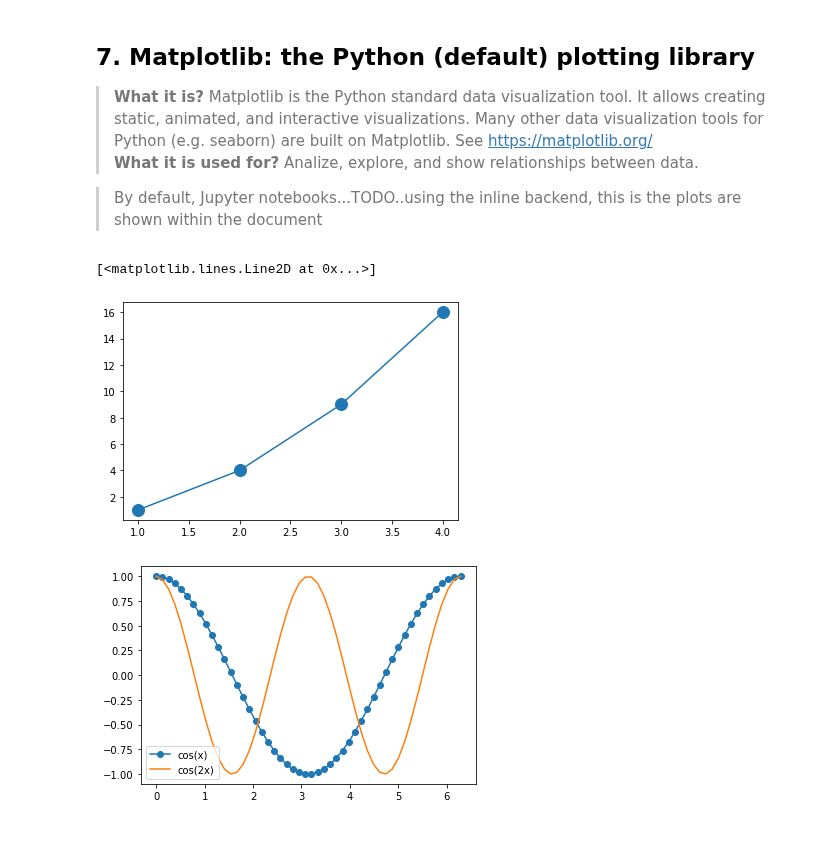
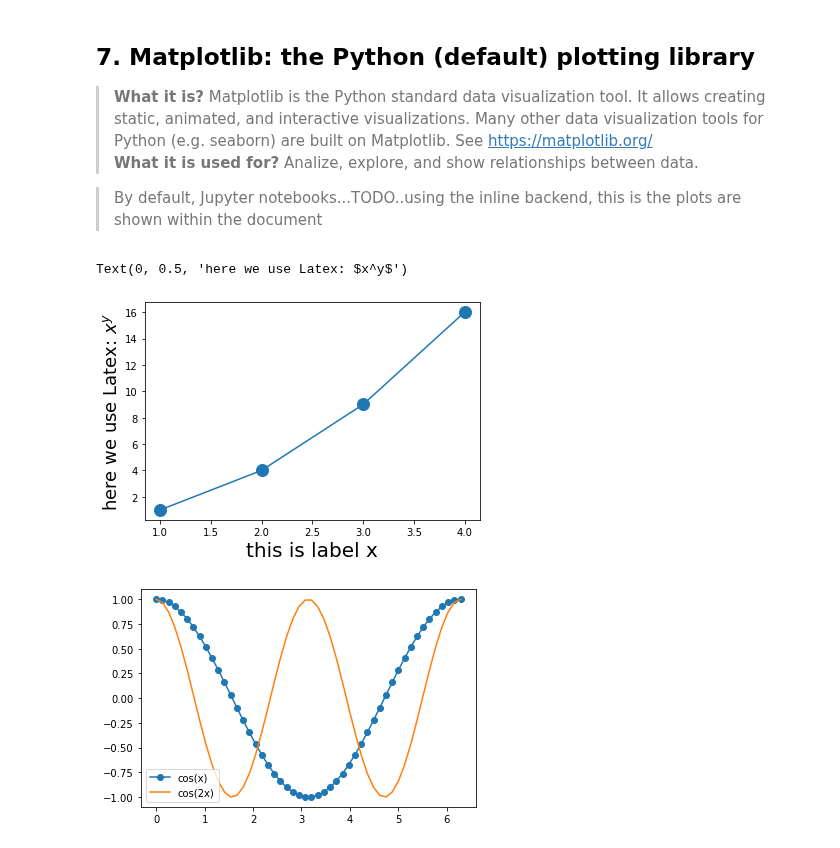
Before and after one commit to marcoalopez/strength_envelopes, a Jupyter notebook: notebooks/Python_basics.ipynb, the cells around one changed output. Cells and saved outputs as stored; diff of their text form; code cells hidden in the pictures.

```diff
--- a/notebooks/Python_basics.ipynb
+++ b/notebooks/Python_basics.ipynb
@@ -711,12 +708,14 @@ while foo < 5:
 # %%
 # how to import the library for ploting
 import matplotlib.pyplot as plt
 
 # make a simple plot (using the MATLAB-like interface)
 plt.plot([1, 2, 3, 4], [1, 4, 9, 16], marker='o', markersize=12)
+plt.xlabel('this is label x', fontsize=20)
+plt.ylabel('here we use Latex: $x^y$', fontsize=18)
 # %% [output]
-[<matplotlib.lines.Line2D at 0x...>]
+Text(0, 0.5, 'here we use Latex: $x^y$')
-[figure, old version]
+[figure, new version]
 # %%
 x = np.linspace(0, 2*np.pi, 50)
 y = np.cos(x)
```
Also changed, not shown: parts of 6 cells of this notebook.
